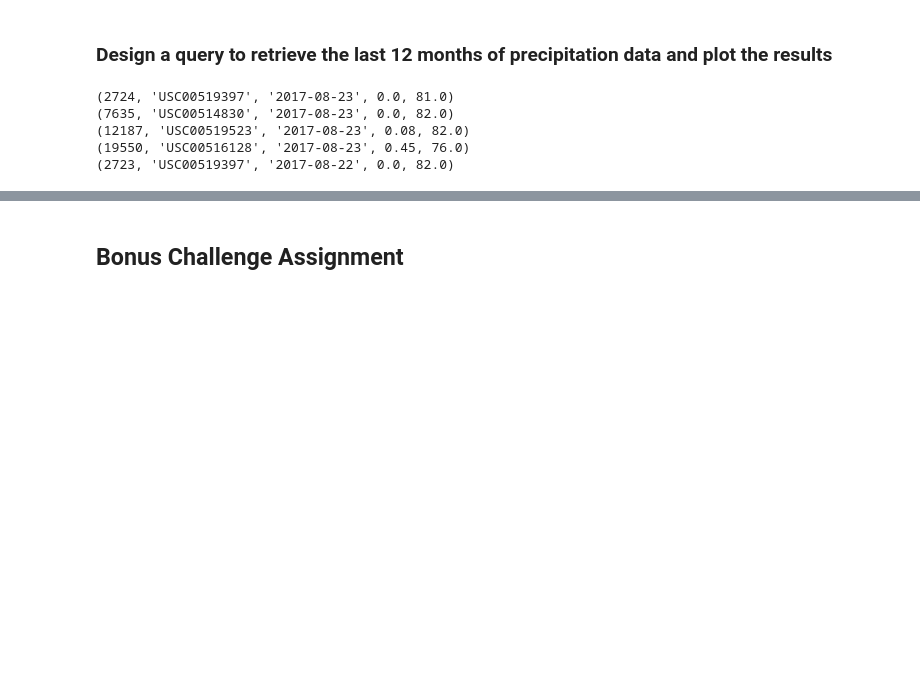
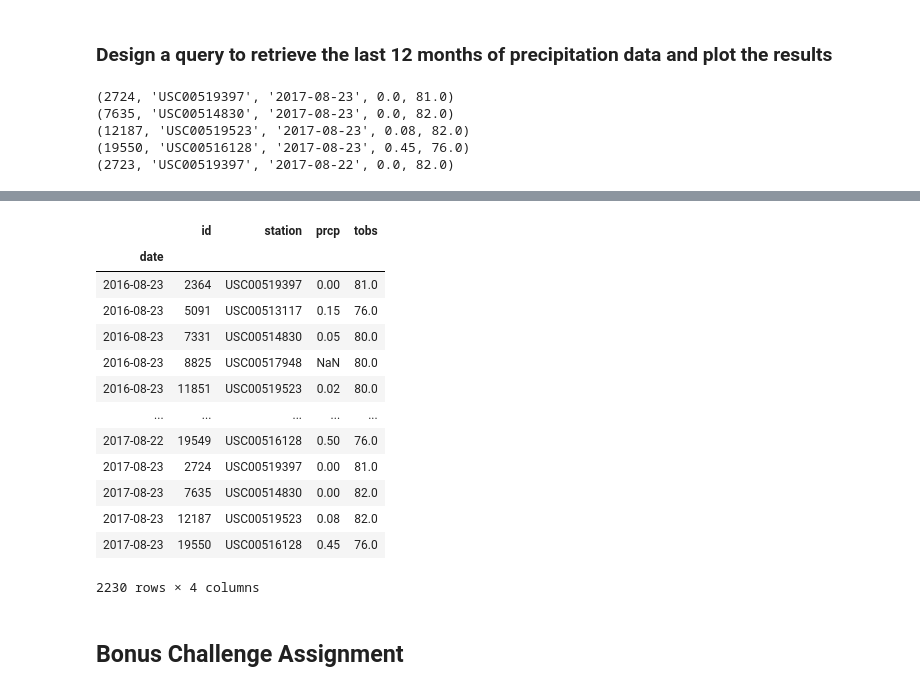
Before and after one commit to clemiblac/sqlalchemy-challenge, a Jupyter notebook: Case_Assignment/climate_starter.ipynb, the cells around one changed output, grey strips where cells are left out. Drawn from its saved outputs; the diff is of its cells as text; code cells hidden in the pictures; blank space fills up the shorter version.

Commit message:
updating up to first pandas dataframe

```diff
--- a/Case_Assignment/climate_starter.ipynb
+++ b/Case_Assignment/climate_starter.ipynb
@@ -88,11 +119,30 @@ END DATE: 2017-08-23
 # %%
-# Perform a query to retrieve the data and precipitation scores
-
 # Save the query results as a Pandas DataFrame and set the index to the date column
-
+import pandas as pd
+conn = engine.connect()
+results = pd.read_sql("SELECT * FROM Measurement\
+                        WHERE date BETWEEN date('2016-08-24') AND date('2017-08-23')\
+                        ORDER BY DATE(date)"
+                      , conn)
+results.set_index("date")
 # Sort the dataframe by date
 
 # Use Pandas Plotting with Matplotlib to plot the data
+# %% [output]
+|  | id | station | prcp | tobs |
+| date |  |  |  |  |
+| 2016-08-23 | 2364 | USC00519397 | 0.00 | 81.0 |
+| 2016-08-23 | 5091 | USC00513117 | 0.15 | 76.0 |
+| 2016-08-23 | 7331 | USC00514830 | 0.05 | 80.0 |
+| 2016-08-23 | 8825 | USC00517948 | NaN | 80.0 |
+| 2016-08-23 | 11851 | USC00519523 | 0.02 | 80.0 |
+| ... | ... | ... | ... | ... |
+| 2017-08-22 | 19549 | USC00516128 | 0.50 | 76.0 |
+| 2017-08-23 | 2724 | USC00519397 | 0.00 | 81.0 |
+| 2017-08-23 | 7635 | USC00514830 | 0.00 | 82.0 |
+| 2017-08-23 | 12187 | USC00519523 | 0.08 | 82.0 |
+| 2017-08-23 | 19550 | USC00516128 | 0.45 | 76.0 |
+2230 rows × 4 columns
 # %%
 # Use Pandas to calcualte the summary statistics for the precipitation data
 # %%
```
Also changed, not shown: parts of 3 cells of this notebook.
